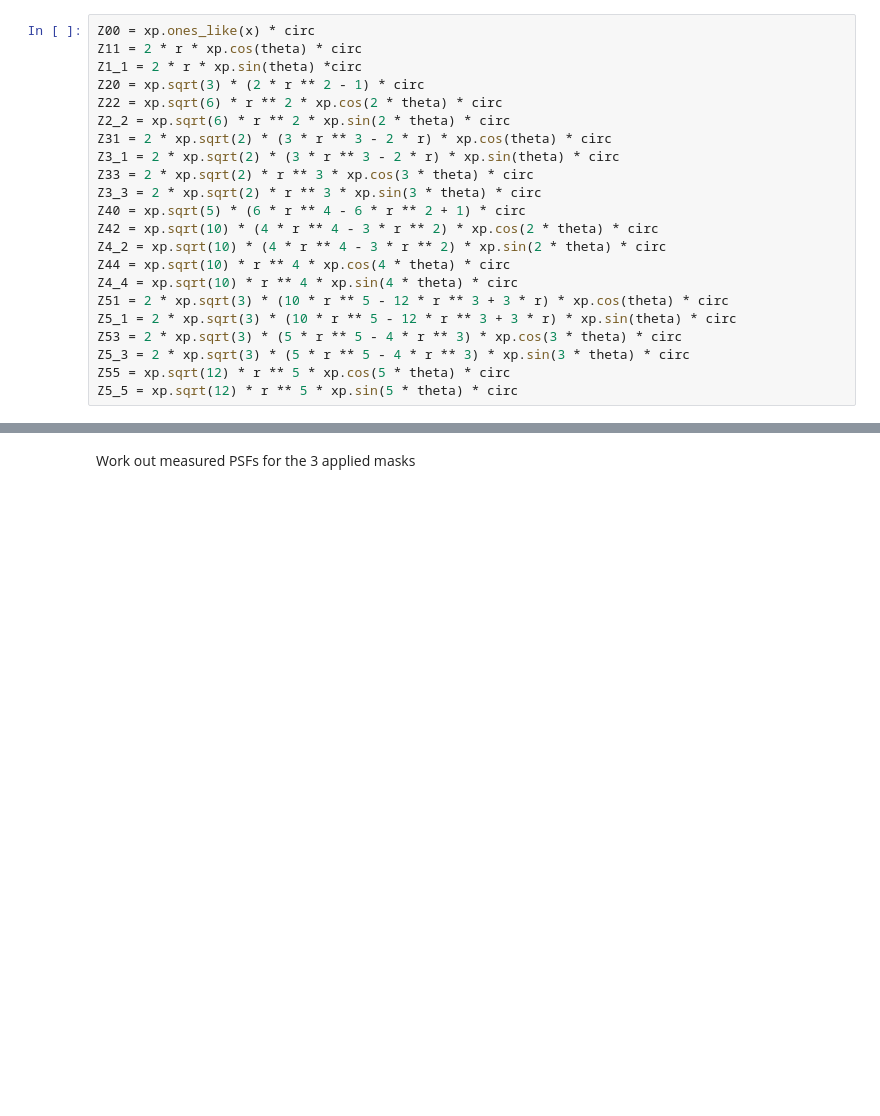
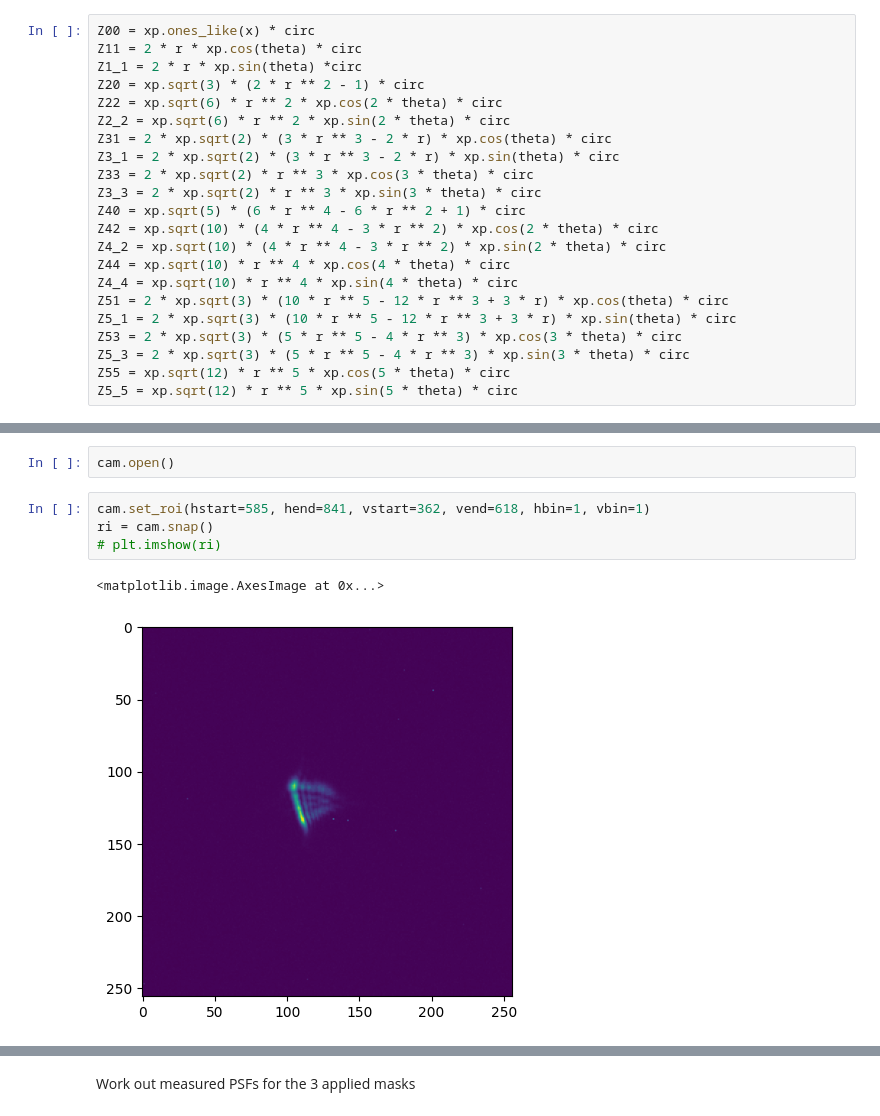
Before and after one commit to imperial-photonics/HexSimInstrument, a Jupyter notebook: R11SLM_correction_hardware.ipynb, the cells around one changed output, grey strips where cells are left out. Drawn from its saved outputs; the diff is of its cells as text; blank space fills up the shorter version.

```diff
--- a/R11SLM_correction.ipynb
+++ b/R11SLM_correction_hardware.ipynb
@@ -61,0 +82,9 @@ Create a random image with low spatial frequency content for aberration to be me
+# %%
+cam.open()
+# %%
+cam.set_roi(hstart=585, hend=841, vstart=362, vend=618, hbin=1, vbin=1)
+ri = cam.snap()
+# plt.imshow(ri)
+# %% [output]
+<matplotlib.image.AxesImage at 0x...>
+[figure, added]
```
Also changed, not shown: parts of 18 cells of this notebook, 2 other files.
